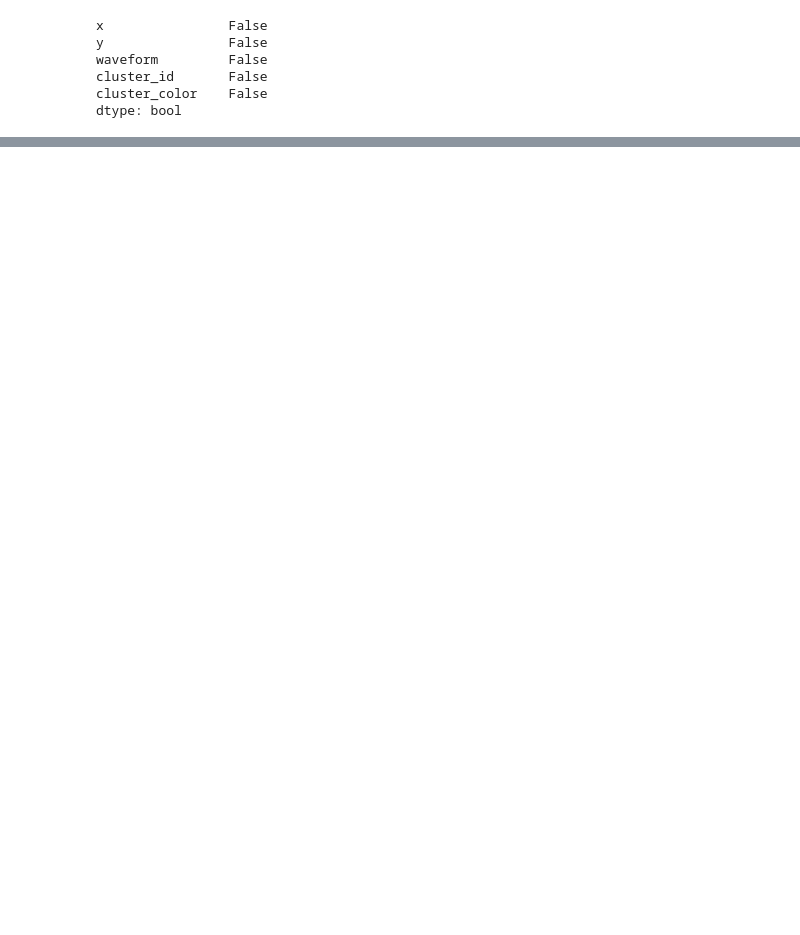
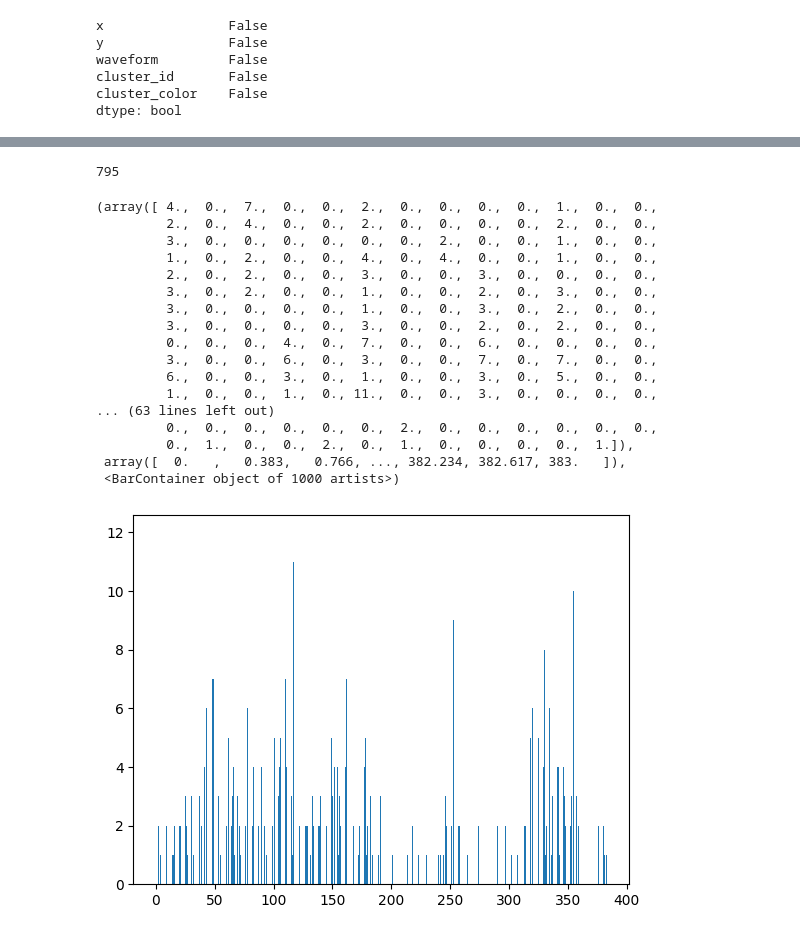
Before and after one commit to mariakesa/EAPWaveform_PrelimAnalysis, a Jupyter notebook: notebooks/IBLPrelimAnalysis.ipynb, the cells around one changed output, grey strips where cells are left out. Saved outputs shown, nothing was run; the diff lists cells and outputs as text; code cells hidden in the pictures; blank space fills up the shorter version.

```diff
--- a/notebooks/IBLPrelimAnalysis.ipynb
+++ b/notebooks/IBLPrelimAnalysis.ipynb
@@ -150,0 +232,33 @@ umap_df
+# %%
+# plot EAP waveform for each cluster
+import matplotlib.pyplot as plt
+channels=[]
+print()
+for i, waveform_channel in enumerate(waveform_channels):
+    channel_indices = np.squeeze(waveform_channel)
+    channels.append(channel_indices[0])
+# %%
+len(channels)
+# %% [output]
+795
+# %%
+plt.hist(channels,bins=1000)
+# %% [output]
+(array([ 4.,  0.,  7.,  0.,  0.,  2.,  0.,  0.,  0.,  0.,  1.,  0.,  0.,
+         2.,  0.,  4.,  0.,  0.,  2.,  0.,  0.,  0.,  0.,  2.,  0.,  0.,
+         3.,  0.,  0.,  0.,  0.,  0.,  0.,  2.,  0.,  0.,  1.,  0.,  0.,
+         1.,  0.,  2.,  0.,  0.,  4.,  0.,  4.,  0.,  0.,  1.,  0.,  0.,
+         2.,  0.,  2.,  0.,  0.,  3.,  0.,  0.,  3.,  0.,  0.,  0.,  0.,
+         3.,  0.,  2.,  0.,  0.,  1.,  0.,  0.,  2.,  0.,  3.,  0.,  0.,
+         3.,  0.,  0.,  0.,  0.,  1.,  0.,  0.,  3.,  0.,  2.,  0.,  0.,
+         3.,  0.,  0.,  0.,  0.,  3.,  0.,  0.,  2.,  0.,  2.,  0.,  0.,
+         0.,  0.,  0.,  4.,  0.,  7.,  0.,  0.,  6.,  0.,  0.,  0.,  0.,
+         3.,  0.,  0.,  6.,  0.,  3.,  0.,  0.,  7.,  0.,  7.,  0.,  0.,
+         6.,  0.,  0.,  3.,  0.,  1.,  0.,  0.,  3.,  0.,  5.,  0.,  0.,
+         1.,  0.,  0.,  1.,  0., 11.,  0.,  0.,  3.,  0.,  0.,  0.,  0.,
+... (63 lines left out)
+         0.,  0.,  0.,  0.,  0.,  0.,  2.,  0.,  0.,  0.,  0.,  0.,  0.,
+         0.,  1.,  0.,  0.,  2.,  0.,  1.,  0.,  0.,  0.,  0.,  1.]),
+ array([  0.   ,   0.383,   0.766, ..., 382.234, 382.617, 383.   ]),
+ <BarContainer object of 1000 artists>)
+[figure, added]
```
Also changed, not shown: parts of 28 cells of this notebook, 1 other file.
